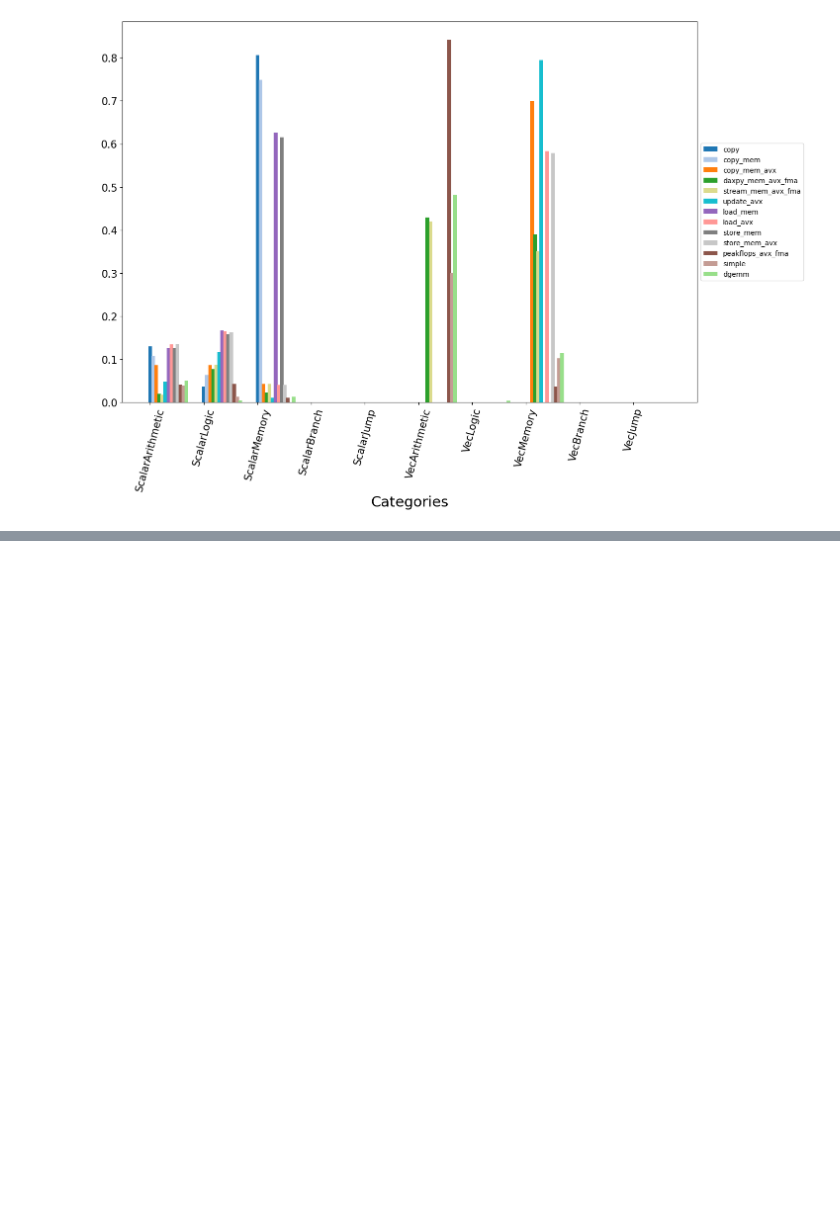
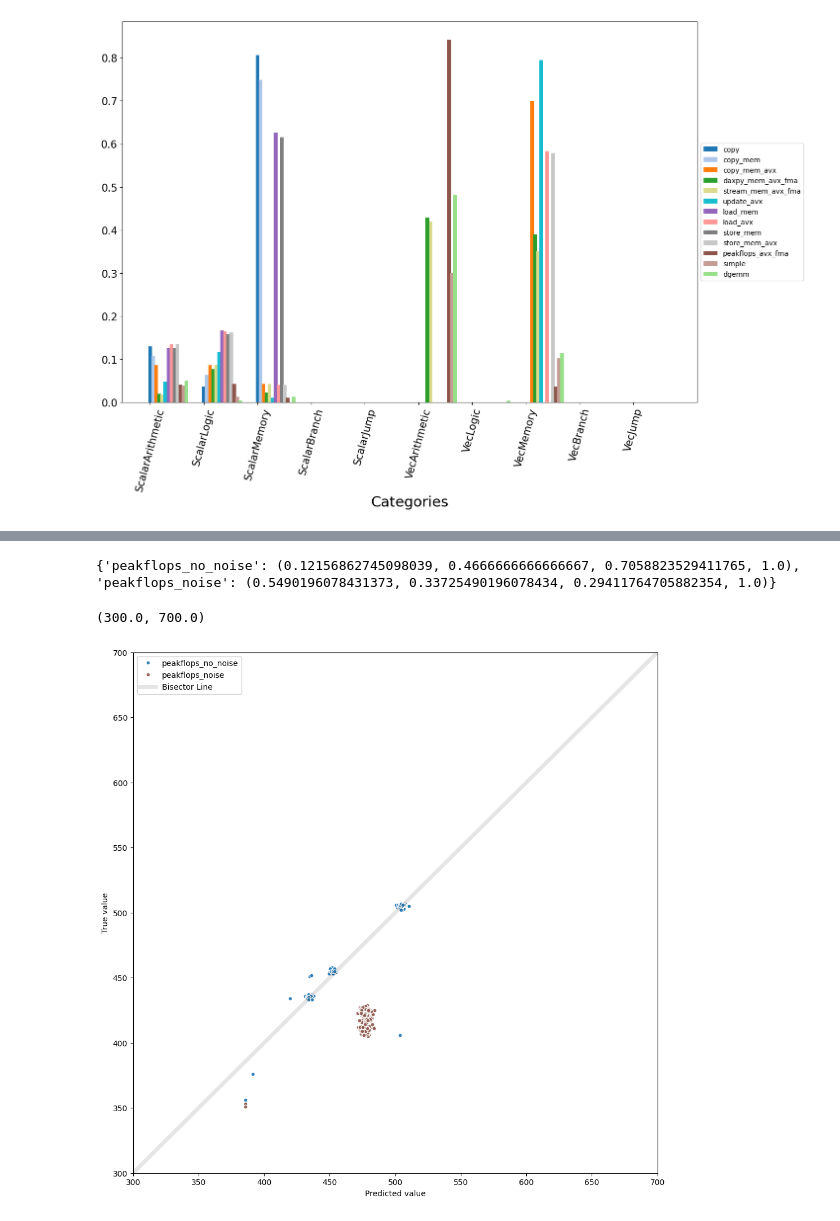
Before and after one commit to NiccoloTosato/PowerBenchmarks, a Jupyter notebook: final_plot.ipynb, the cells around one changed output, grey strips where cells are left out. Drawn from its saved outputs; the diff is of its cells as text; code cells hidden in the pictures; blank space fills up the shorter version.

```diff
--- a/final_plot.ipynb
+++ b/final_plot.ipynb
@@ -363,0 +375,20 @@ Text(0.5, 0, 'Categories')
+# %%
+df_list_train= load_df_list_train()
+df = pd.concat(df_list_train)
+df["Total_power"]=df["PSUPower0"]+df["PSUPower1"]
+df=df[ (df["SystemCpuUsage"] < 7) | (df["Total_power"] > 400)]
+df = normalize_model1(df.copy())
+
+A=df[independent_variables].to_numpy()
+
+b=np.ones((A.shape[0],1))
+
+A=np.hstack((A,b))
+
+coeff_1,error_1=nnls(A, df["Total_power"].to_numpy(), maxiter=1000,atol=max(A.shape) * np.linalg.norm(A, 1) * np.spacing(1.))
+intercept_1=coeff_1[-1]
+print(f"Residual {error_1}, intercept {intercept_1}")
+#print(coeff)
+
+for name,value in zip(independent_variables,coeff_1):
+    print(name,value)
@@ -363,0 +407,50 @@ Text(0.5, 0, 'Categories')
+# %%
+df= load_df_list_test()
+df = pd.concat(df)
+# Example usage:
+cores_to_color = assign_colors(df["cores"])
+name_to_color = assign_colors(df["name"])
+
+print(name_to_color)  # This will print the mapping of labels to colors
+import warnings
+warnings.filterwarnings('ignore')
+
+df_list_test= load_df_list_test()
+plt.figure(figsize=(12,12))
+
+for df in df_list_test:
+#df = pd.concat(df_list_test)
+    df["Total_power"]=df["PSUPower0"]+df["PSUPower1"]
+    df=df[ (df["SystemCpuUsage"] < 7) | (df["Total_power"] > 400)]
+
+    #df1=df[ (df["SystemCpuUsage"] < 40) | (df["Total_power"] > 425)].copy()
+    df1 = normalize_model1(df.copy())
+    prediction=list()
+    if True:
+        for row in df1[independent_variables].to_numpy():
+            #print(row)
+            prediction.append(row@coeff_1[:-1] + intercept_1)
+        df1["prediction"]=prediction
+        if len(df) <1:
+            continue
+        test_name=df1["name"].iloc[0]
+        cores=df1["cores"].iloc[0]
+        plt.plot(df1["prediction"],df1["Total_power"], 'o',
+                 markersize=5,
+                 alpha=0.9,
+                 fillstyle='full',
+                 markeredgecolor='white',
+                 markeredgewidth=1,label=test_name,color=name_to_color[test_name])
+
+plt.plot([0,700],[0,700], '-k', linewidth=5, alpha=0.1, label='Bisector Line')
+handles, labels = plt.gca().get_legend_handles_labels()
+by_label = dict(zip(labels, handles))
+plt.legend(by_label.values(), by_label.keys())
+plt.ylabel("True value")
+plt.xlabel("Predicted value")
+plt.xlim([300,700])
+plt.ylim([300,700])
+# %% [output]
+{'peakflops_no_noise': (0.12156862745098039, 0.4666666666666667, 0.7058823529411765, 1.0), 'peakflops_noise': (0.5490196078431373, 0.33725490196078434, 0.29411764705882354, 1.0)}
+(300.0, 700.0)
+[figure, added]
```
Also changed, not shown: parts of 9 cells of this notebook.
